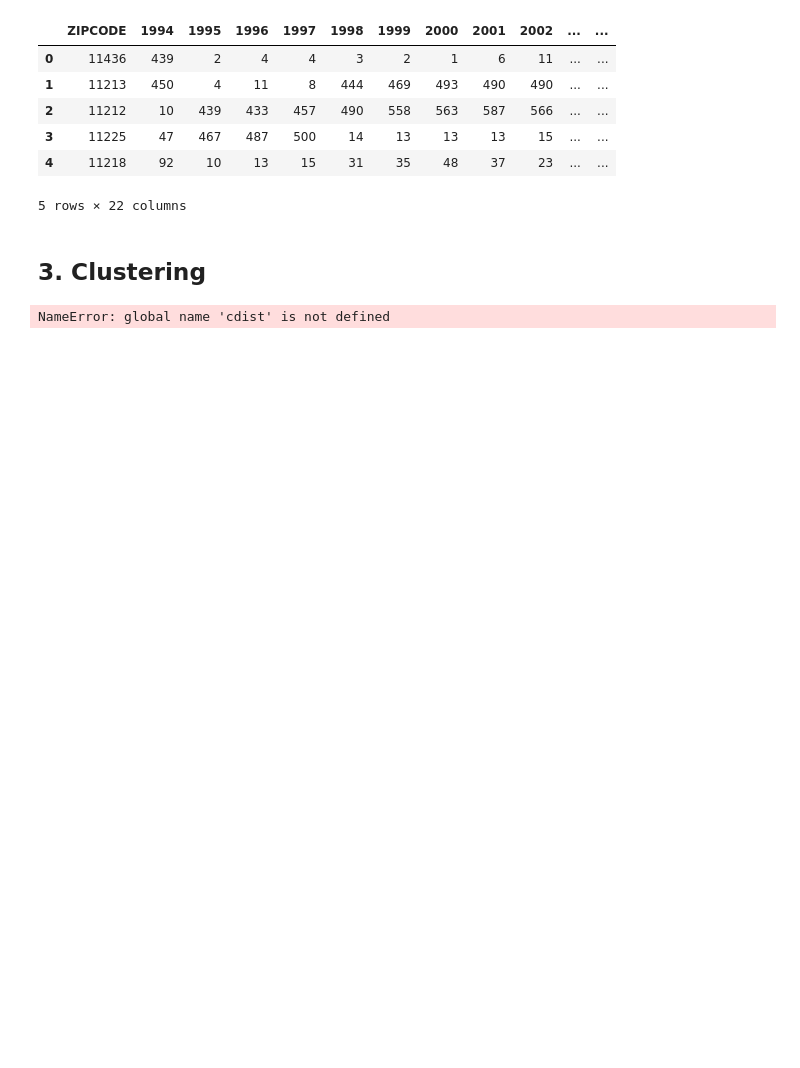
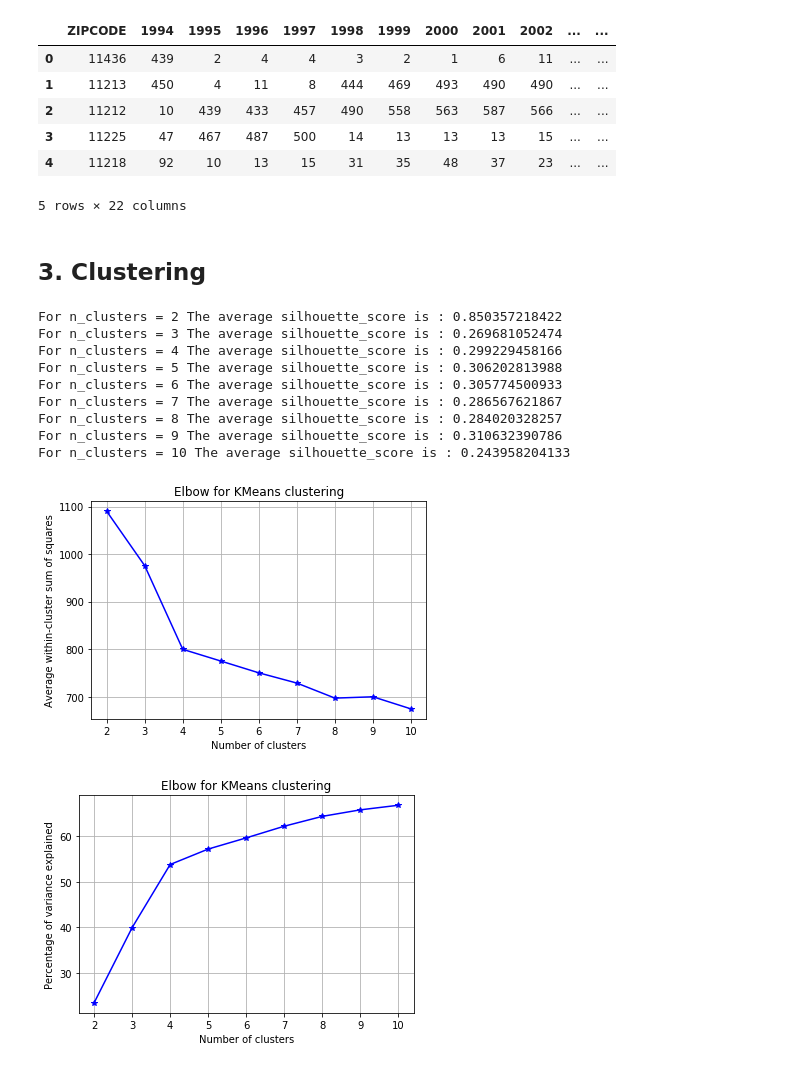
Before and after one commit to rrubo/PUI2017_rh2684, a Jupyter notebook: HW11_rh2684/HW11_assignment_1.ipynb, the cells around one changed output. Drawn from its saved outputs; the diff is of its cells as text; code cells hidden in the pictures; blank space fills up the shorter version.

```diff
--- a/HW11_rh2684/HW11_assignment_1.ipynb
+++ b/HW11_rh2684/HW11_assignment_1.ipynb
@@ -266,7 +247,34 @@ def elbow(data,K):
     plt.ylabel('Percentage of variance explained')
     plt.title('Elbow for KMeans clustering')
     plt.show()
-# %%
-elbow(finalDf, range(1, 10))
-# %% [output]
-NameError: global name 'cdist' is not defined
+# %%
+# Clustering for the number of establishments
+
+# For loop reused from the ADS homework notebook created by Dr. Stanislav Sobolevsky,
+# hence the inconsistence in variable naming
+
+range_n_clusters = range(2,11)
+
+for n_clusters in range_n_clusters:
+
+    clusterer = KMeans(n_clusters=n_clusters, random_state=123)
+    cluster_labels = clusterer.fit_predict(finalDf)
+    silhouette_avg = silhouette_score(finalDf, cluster_labels)
+
+    print('For n_clusters =', n_clusters,
+          'The average silhouette_score is :', silhouette_avg)
+    sample_silhouette_values = silhouette_samples(finalDf, cluster_labels)
+
+elbow(finalDf, range_n_clusters)
+# %% [output]
+For n_clusters = 2 The average silhouette_score is : 0.850357218422
+For n_clusters = 3 The average silhouette_score is : 0.269681052474
+For n_clusters = 4 The average silhouette_score is : 0.299229458166
+For n_clusters = 5 The average silhouette_score is : 0.306202813988
+For n_clusters = 6 The average silhouette_score is : 0.305774500933
+For n_clusters = 7 The average silhouette_score is : 0.286567621867
+For n_clusters = 8 The average silhouette_score is : 0.284020328257
+For n_clusters = 9 The average silhouette_score is : 0.310632390786
+For n_clusters = 10 The average silhouette_score is : 0.243958204133
+[figure, added]
+[figure, added]
```
Also changed, not shown: parts of 9 cells of this notebook.
